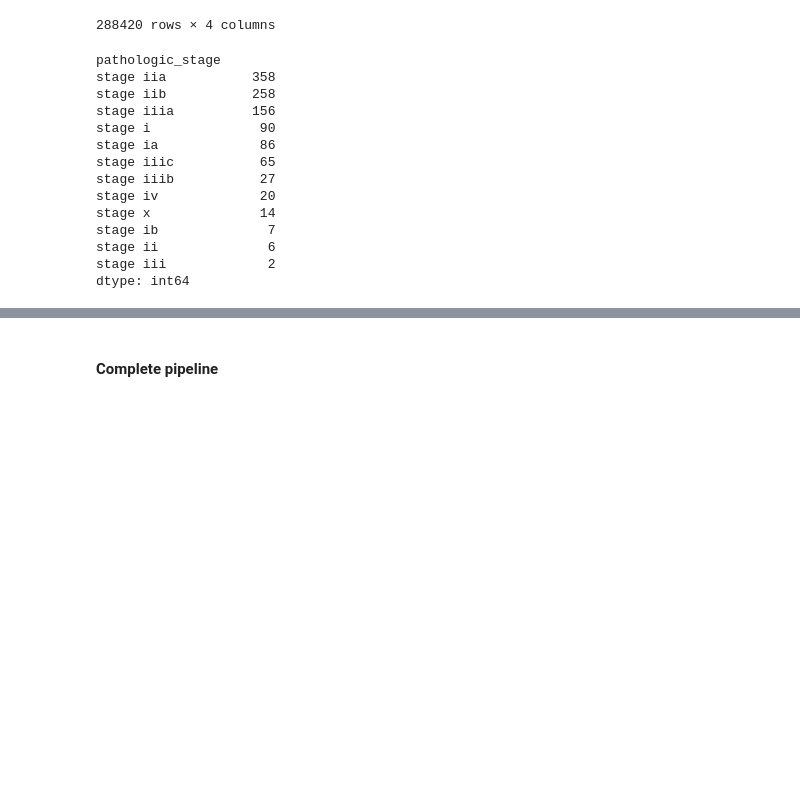
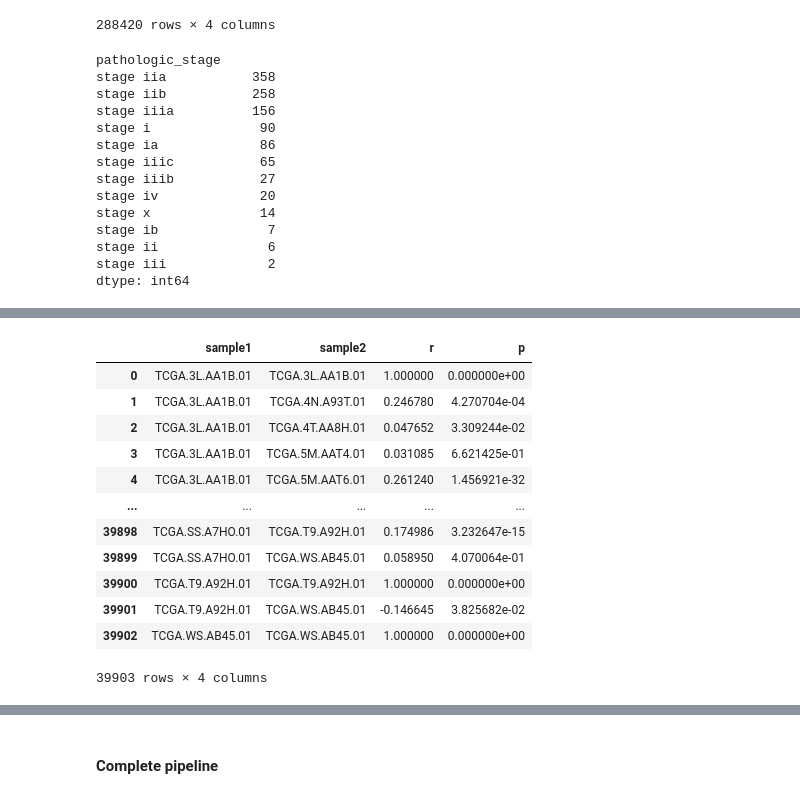
Before and after one commit to colombelli/gat-cancer-staging, a Jupyter notebook: notebooks/graph_buildage.ipynb, the cells around one changed output, grey strips where cells are left out. Drawn from its saved outputs; the diff is of its cells as text; code cells hidden in the pictures; blank space fills up the shorter version.

```diff
--- a/notebooks/graph_buildage.ipynb
+++ b/notebooks/graph_buildage.ipynb
@@ -140,6 +140,13 @@ def get_correlation_dataframe(df):
         "p": col_p
     })
     return corr_df
+
+
+def merge_correlation_dataframes(dfs):
+
+    greatest_r = np.argmax(np.array([df.r for df in dfs]), axis=0)
+    to_concat = [df.loc[greatest_r == i] for i, df in enumerate(dfs)]
+    return pd.concat(to_concat).sort_index()
 
 
 def build_edge_list(df, r_filter, p_filter):
@@ -204,7 +211,7 @@ def get_consistency_index(corr_df, class_df):
     return correct_connections/len(corr_df)
 
 
-def generate_csvs(edges_df, class_df, max_each_feature=100):
+def generate_csvs(edges_df, class_df, max_each_feature=100, multi_omics=True):
 
     Path(save_dir).mkdir(parents=True, exist_ok=True)
 
@@ -212,9 +219,14 @@ def generate_csvs(edges_df, class_df, max_each_feature=100):
     class_df.to_csv(save_dir+"classes.csv", index=True)
 
     gene = pd.read_csv(f"{base}{cancer}_mRNA.csv", index_col=0).iloc[:max_each_feature, :]
-    mirna = pd.read_csv(f"{base}{cancer}_miRNA.csv", index_col=0).iloc[:max_each_feature, :]
-    meth = pd.read_csv(f"{base}{cancer}_Methy.csv", index_col=0).iloc[:max_each_feature, :]
-    cnv = pd.read_csv(f"{base}{cancer}_CNV.csv", index_col=0).iloc[:max_each_feature, :]
-    features_df = pd.concat([gene,mirna,meth,cnv]).T
+    if multi_omics:
+        mirna = pd.read_csv(f"{base}{cancer}_miRNA.csv", index_col=0).iloc[:max_each_feature, :]
+        meth = pd.read_csv(f"{base}{cancer}_Methy.csv", index_col=0).iloc[:max_each_feature, :]
+        #cnv = pd.read_csv(f"{base}{cancer}_CNV.csv", index_col=0).iloc[:max_each_feature, :]
+        #features_df = pd.concat([gene,mirna,meth,cnv]).T
+        features_df = pd.concat([gene,mirna,meth]).T
+    else:
+        features_df = gene.T
+
     features_df.loc[class_df.index, :].to_csv(save_dir+"features.csv", index=True)
     return
@@ -220,0 +270,16 @@ def generate_csvs(edges_df, class_df, max_each_feature=100):
+# %%
+merge_correlation_dataframes([corr_df1, corr_df2, corr_df3])
+# %% [output]
+|  | sample1 | sample2 | r | p |
+| 0 | TCGA.3L.AA1B.01 | TCGA.3L.AA1B.01 | 1.000000 | 0.000000e+00 |
+| 1 | TCGA.3L.AA1B.01 | TCGA.4N.A93T.01 | 0.246780 | 4.270704e-04 |
+| 2 | TCGA.3L.AA1B.01 | TCGA.4T.AA8H.01 | 0.047652 | 3.309244e-02 |
+| 3 | TCGA.3L.AA1B.01 | TCGA.5M.AAT4.01 | 0.031085 | 6.621425e-01 |
+| 4 | TCGA.3L.AA1B.01 | TCGA.5M.AAT6.01 | 0.261240 | 1.456921e-32 |
+| ... | ... | ... | ... | ... |
+| 39898 | TCGA.SS.A7HO.01 | TCGA.T9.A92H.01 | 0.174986 | 3.232647e-15 |
+| 39899 | TCGA.SS.A7HO.01 | TCGA.WS.AB45.01 | 0.058950 | 4.070064e-01 |
+| 39900 | TCGA.T9.A92H.01 | TCGA.T9.A92H.01 | 1.000000 | 0.000000e+00 |
+| 39901 | TCGA.T9.A92H.01 | TCGA.WS.AB45.01 | -0.146645 | 3.825682e-02 |
+| 39902 | TCGA.WS.AB45.01 | TCGA.WS.AB45.01 | 1.000000 | 0.000000e+00 |
+39903 rows × 4 columns
```
Also changed, not shown: parts of 10 cells of this notebook, 3 other files.
